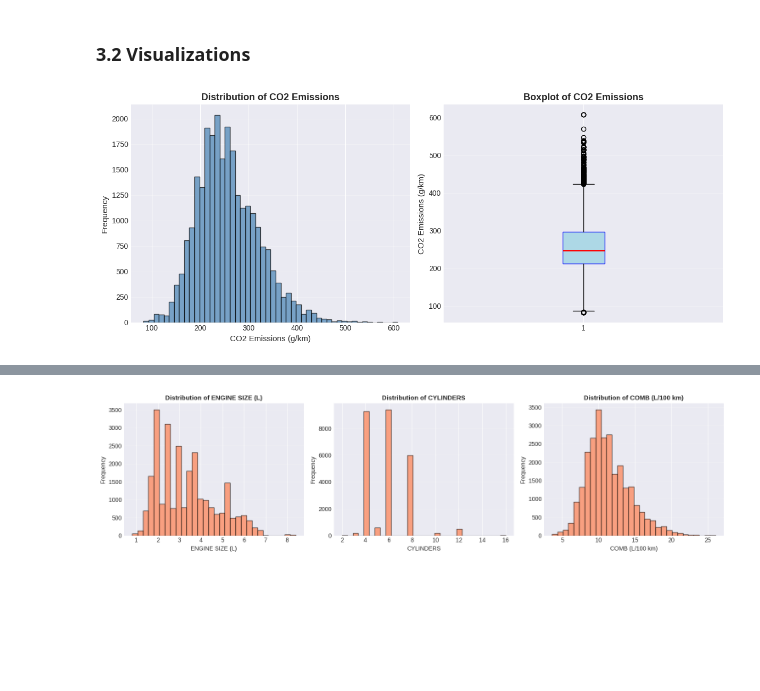
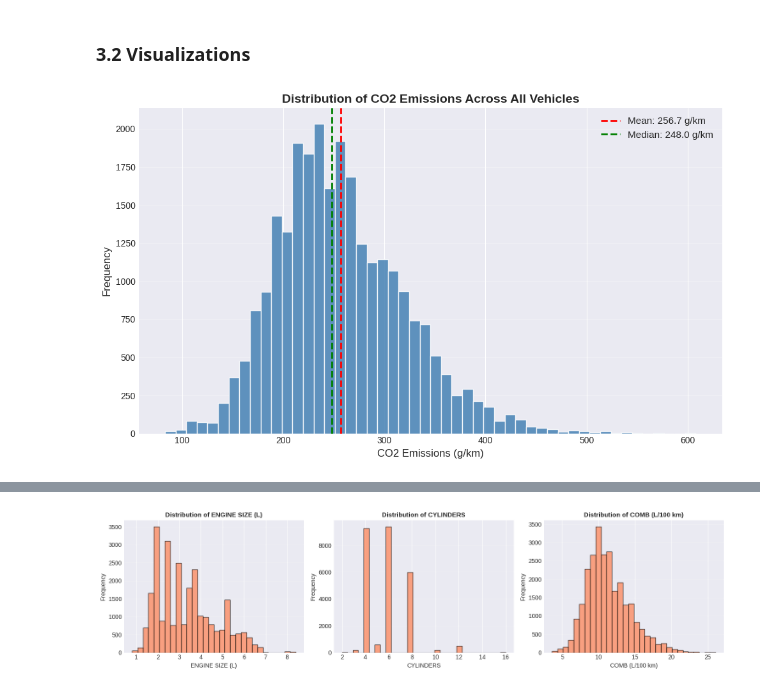
Before and after one commit to AlishDuwal10/2461817_AlishDuwal_AI, a Jupyter notebook: 2461817_AlishDuwal_Regression.ipynb, the cells around one changed output, grey strips where cells are left out. Saved outputs shown, nothing was run; the diff lists cells and outputs as text; code cells hidden in the pictures; blank space fills up the shorter version.

```diff
--- a/2461817_AlishDuwal_Regression.ipynb
+++ b/2461817_AlishDuwal_Regression.ipynb
@@ -224,6 +200,0 @@ Target: CO2 EMISSIONS (g/km)
-# %%
-# Remove rows with missing values in selected features
-df_clean = df_clean[selected_features + [target]].dropna()
-
-print(f"\nFinal dataset size after cleaning: {len(df_clean)}")
-print(f"\nDataset shape: {df_clean.shape}")
@@ -251,29 +285,29 @@ Statistical Summary of Numerical Features:
 # %% [markdown]
 ### 3.2 Visualizations
 # %%
-# Distribution of target variable (CO2 Emissions)
-plt.figure(figsize=(12, 5))
+# Distribution of CO2 Emissions ────────────────────────────────
+mean_co2 = df_clean['CO2 EMISSIONS (g/km)'].mean()
+median_co2 = df_clean['CO2 EMISSIONS (g/km)'].median()
 
-plt.subplot(1, 2, 1)
-plt.hist(df_clean[target], bins=50, color='steelblue', edgecolor='black', alpha=0.7)
-plt.xlabel('CO2 Emissions (g/km)', fontsize=11)
-plt.ylabel('Frequency', fontsize=11)
-plt.title('Distribution of CO2 Emissions', fontsize=13, fontweight='bold')
+plt.figure(figsize=(10, 6))
+plt.hist(df_clean['CO2 EMISSIONS (g/km)'], bins=50, color='steelblue',
+         edgecolor='white', alpha=0.85)
+plt.axvline(mean_co2,   color='red',   linestyle='--', linewidth=2,
+            label=f'Mean: {mean_co2:.1f} g/km')
+plt.axvline(median_co2, color='green', linestyle='--', linewidth=2,
+            label=f'Median: {median_co2:.1f} g/km')
+plt.xlabel('CO2 Emissions (g/km)', fontsize=12)
+plt.ylabel('Frequency', fontsize=12)
+plt.title('Distribution of CO2 Emissions Across All Vehicles',
+          fontsize=14, fontweight='bold')
+plt.legend(fontsize=11)
 plt.grid(axis='y', alpha=0.3)
-
-plt.subplot(1, 2, 2)
-plt.boxplot(df_clean[target], vert=True, patch_artist=True,
-           boxprops=dict(facecolor='lightblue', color='blue'),
-           medianprops=dict(color='red', linewidth=2))
-plt.ylabel('CO2 Emissions (g/km)', fontsize=11)
-plt.title('Boxplot of CO2 Emissions', fontsize=13, fontweight='bold')
-plt.grid(axis='y', alpha=0.3)
-
 plt.tight_layout()
+plt.savefig('fig2_co2_distribution.png', dpi=150, bbox_inches='tight')
 plt.show()
 
-print(f"Mean CO2 Emissions: {df_clean[target].mean():.2f} g/km")
-print(f"Median CO2 Emissions: {df_clean[target].median():.2f} g/km")
-print(f"Std Dev: {df_clean[target].std():.2f} g/km")
+print(f"Mean CO2 Emissions:   {mean_co2:.2f} g/km")
+print(f"Median CO2 Emissions: {median_co2:.2f} g/km")
+print(f"Distribution: right-skewed (mean > median)")
 # %% [output]
-[figure, old version]
+[figure, new version]
```
Also changed, not shown: parts of 24 cells of this notebook.
